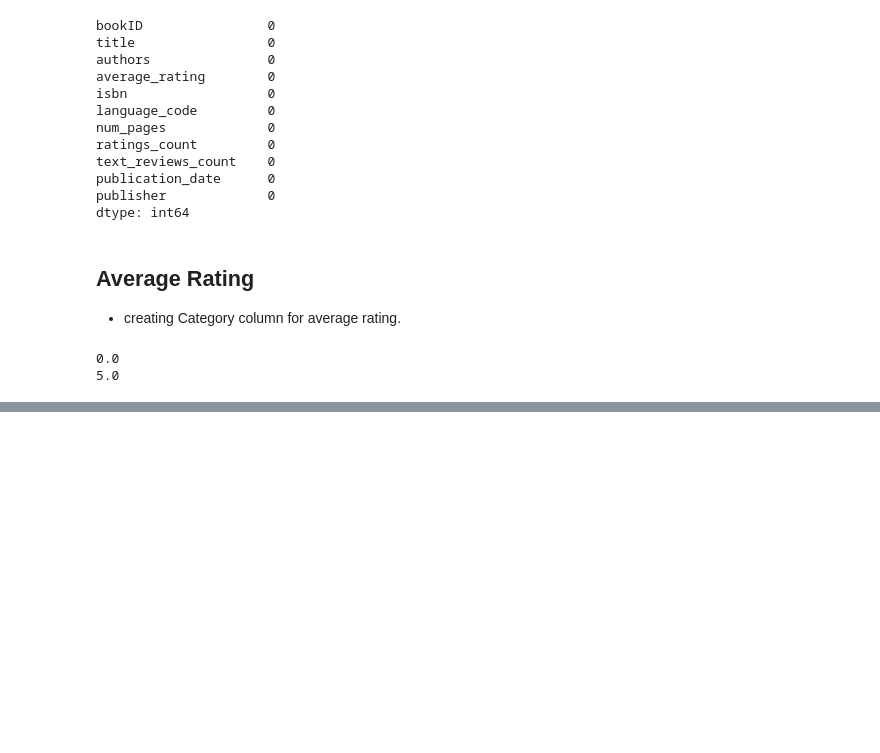
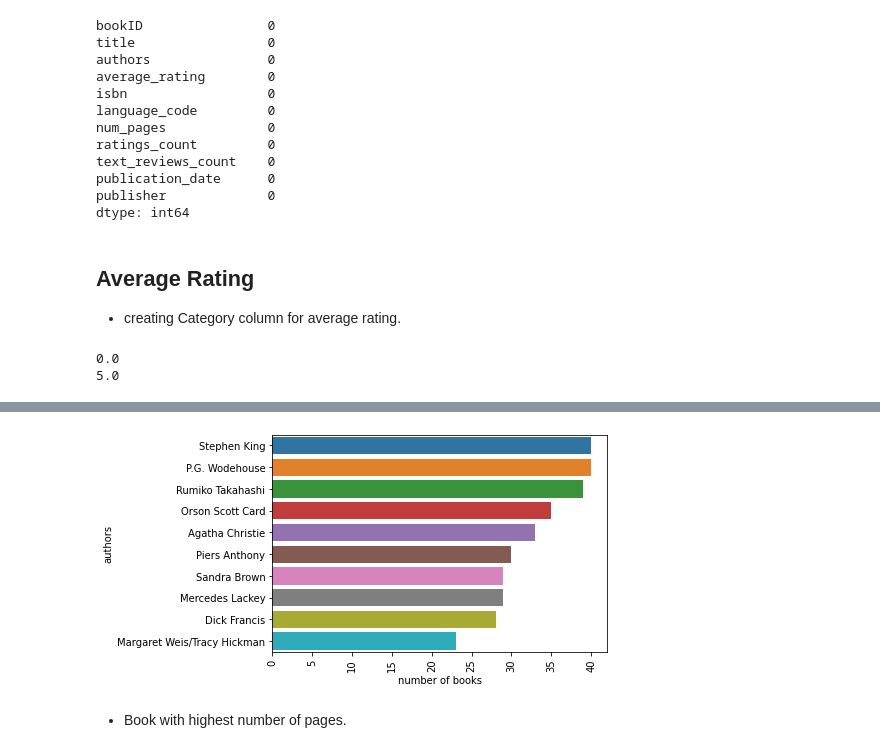
Before and after one commit to viz-graffito/GoodReads_EDA, a Jupyter notebook: main.ipynb, the cells around one changed output, grey strips where cells are left out. Cells and saved outputs as stored; diff of their text form; code cells hidden in the pictures; blank space fills up the shorter version.

```diff
--- a/main.ipynb
+++ b/main.ipynb
@@ -156,0 +320,3 @@ books.head()
+# %%
+auth = books.authors.value_counts().sort_values(ascending = False)[0:10]
+print(auth)
@@ -156,0 +335,10 @@ books.head()
+# %%
+sns.barplot(x=auth, y = auth.index)
+plt.xticks(rotation = 90)
+plt.ylabel('authors')
+plt.xlabel('number of books')
+plt.show()
+# %% [output]
+[figure, added]
+# %% [markdown]
+- Book with highest number of pages.<a class="anchor" id="highest-pages"></a>
```
Also changed, not shown: parts of 48 cells of this notebook.
